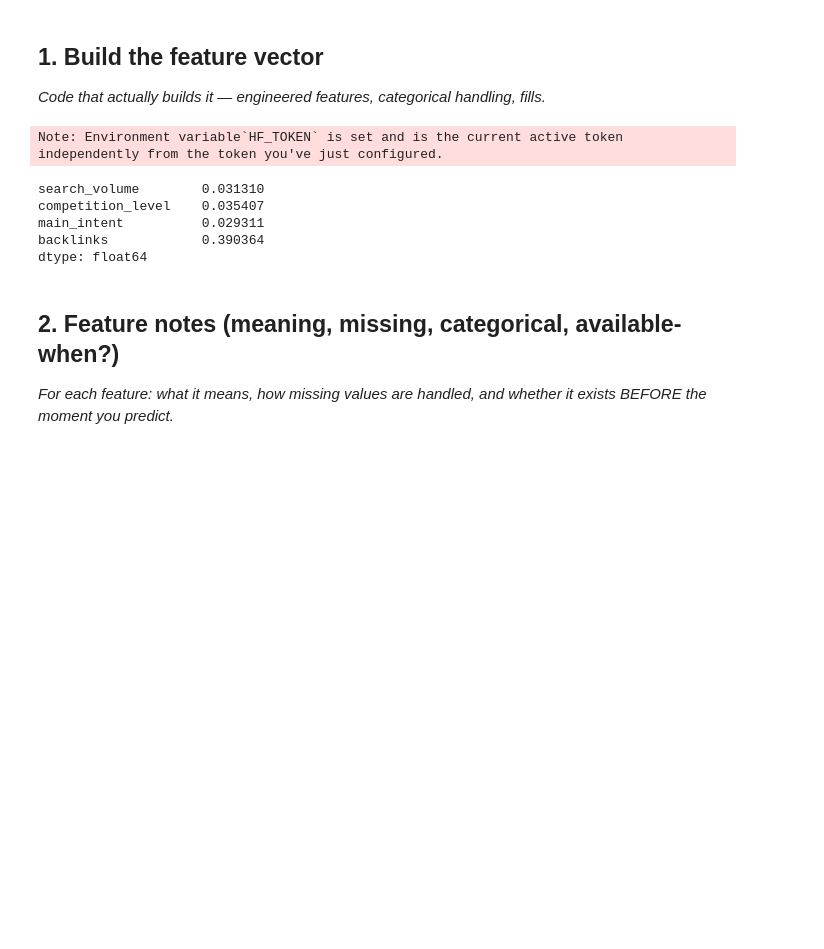
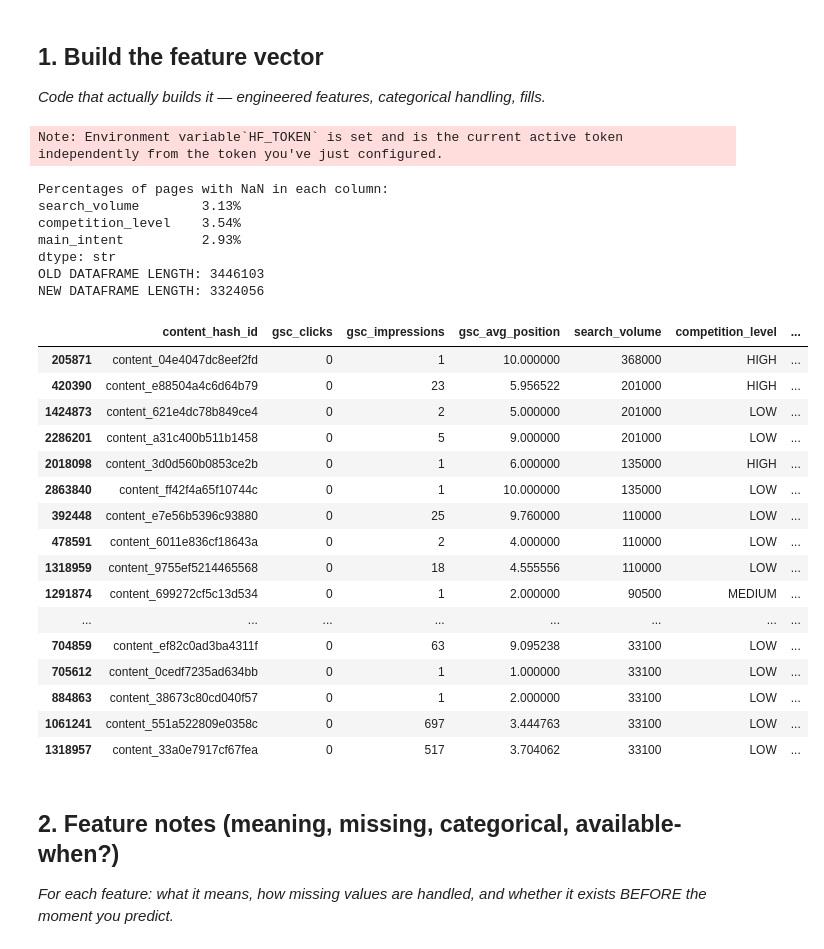
Before and after one commit to T0othIess/FlyRank-AI-ML-internship, a Jupyter notebook: work/notebooks/w03_feature_leakage_check.ipynb, the cells around one changed output. Drawn from its saved outputs; the diff is of its cells as text; code cells hidden in the pictures; blank space fills up the shorter version.

```diff
--- a/work/notebooks/w03_feature_leakage_check.ipynb
+++ b/work/notebooks/w03_feature_leakage_check.ipynb
@@ -13,28 +13,75 @@ This skeleton is yours to fill. Work the sections **in order** — each one has
 # %%
 import pandas as pd
 import os
 from  huggingface_hub import login
 import duckdb
 
 HF_TOKEN = os.environ.get("HF_TOKEN")
 login(HF_TOKEN)
 con = duckdb.connect()
 con.execute(f"CREATE OR REPLACE SECRET hf (TYPE huggingface, TOKEN '{HF_TOKEN}')")
 rel = "hf://datasets/FlyRank/internship-warehouse"
 fact_content_daily_performance_table = con.sql(f"SELECT * FROM read_parquet('{rel}/fact_content_daily_performance/month=2026-03/*.parquet')")
 dim_content_table  = con.sql(f"SELECT * from read_parquet('{rel}/dim_content.parquet')")
 
-df = con.sql("""SELECT f.content_hash_id, f.gsc_clicks, f.gsc_impressions, f.gsc_avg_position, d.search_volume, d.competition_level, d.main_intent, d.backlinks
+df = con.sql("""SELECT f.content_hash_id, f.gsc_clicks, f.gsc_impressions, f.gsc_avg_position, d.search_volume, d.competition_level, d.main_intent
              FROM fact_content_daily_performance_table AS f JOIN dim_content_table AS d USING(content_hash_id)
              WHERE f.gsc_data_available IS TRUE AND d.is_deleted IS FALSE AND f.gsc_avg_position > 0""").df()
-df[["search_volume", "competition_level", "main_intent", "backlinks"]].isna().sum()/len(df)
+
+print("Percentages of pages with NaN in each column:")
+#TO explain this .map() logic, first of all, template.format works like, apply template to whats in format function, format comes in python not a panda fucntion,
+#the reason format doesnt have () is because .map works on each row of the left side, so for each row it does like this: "{:.2f}%".format(row), which applies the template to the row.
+#what coulve worked aswell is using lambdas as such: .map(lambda row: "{:.2f}%".format(row))
+print(df[["search_volume", "competition_level", "main_intent"]].isna().multiply(100).mean().map("{:.2f}%".format))
+
+print(f"OLD DATAFRAME LENGTH: {len(df)}")
+#since the pcts we got are very low, we can delete them from the df
+df = df.dropna(subset=["search_volume", "competition_level", "main_intent"])
+print(f"NEW DATAFRAME LENGTH: {len(df)}")
+
+#unordered category type, just to make main_intent column actual categories not just strings
+df["main_intent"] = df["main_intent"].astype("category")
+
+#this is ordered category, self explanatory.
+category_ranks = pd.api.types.CategoricalDtype(categories=["LOW", "MEDIUM", "HIGH"], ordered=True)
+df["competition_level"] = df["competition_level"].astype(category_ranks)
+
+#reminder this returns a panda type called category
+df["position_tier"] = pd.cut(df["gsc_avg_position"], bins=[0,10,20,float("inf")], labels=["page_1", "striking", "page_3_5"])
+expected_ctr_per_tier = df.groupby("position_tier")["gsc_clicks"].sum() / df.groupby("position_tier")["gsc_impressions"].sum()
+df["expected_ctr"] = df["position_tier"].map(expected_ctr_per_tier).astype(float)
+df["ctr"] = df["gsc_clicks"] / df["gsc_impressions"].mask(df["gsc_impressions"] == 0)
+df["ctr_gap"] = df["expected_ctr"] - df["ctr"]
+
+#this removes the same page id duplicates so that the top K rows dont have same ids (each content is per day so it could happen)
+df_best = df.sort_values(["ctr_gap", "search_volume", "competition_level"], ascending=[False,False,False]).drop_duplicates(subset=["content_hash_id"], keep="first")
+df_best.head(50).style.format("{:.3f}", subset=["expected_ctr", "ctr", "ctr_gap"]).set_properties(**{"text-align": "center"})
 # %% [output]
 Note: Environment variable`HF_TOKEN` is set and is the current active token independently from the token you've just configured.
-search_volume        0.031310
-competition_level    0.035407
-main_intent          0.029311
-backlinks            0.390364
-dtype: float64
+Percentages of pages with NaN in each column:
+search_volume        3.13%
+competition_level    3.54%
+main_intent          2.93%
+dtype: str
+OLD DATAFRAME LENGTH: 3446103
+NEW DATAFRAME LENGTH: 3324056
+|  | content_hash_id | gsc_clicks | gsc_impressions | gsc_avg_position | search_volume | competition_level | ... |
+| 205871 | content_04e4047dc8eef2fd | 0 | 1 | 10.000000 | 368000 | HIGH | ... |
+| 420390 | content_e88504a4c6d64b79 | 0 | 23 | 5.956522 | 201000 | HIGH | ... |
+| 1424873 | content_621e4dc78b849ce4 | 0 | 2 | 5.000000 | 201000 | LOW | ... |
+| 2286201 | content_a31c400b511b1458 | 0 | 5 | 9.000000 | 201000 | LOW | ... |
+| 2018098 | content_3d0d560b0853ce2b | 0 | 1 | 6.000000 | 135000 | HIGH | ... |
+| 2863840 | content_ff42f4a65f10744c | 0 | 1 | 10.000000 | 135000 | LOW | ... |
+| 392448 | content_e7e56b5396c93880 | 0 | 25 | 9.760000 | 110000 | LOW | ... |
+| 478591 | content_6011e836cf18643a | 0 | 2 | 4.000000 | 110000 | LOW | ... |
+| 1318959 | content_9755ef5214465568 | 0 | 18 | 4.555556 | 110000 | LOW | ... |
+| 1291874 | content_699272cf5c13d534 | 0 | 1 | 2.000000 | 90500 | MEDIUM | ... |
+| ... | ... | ... | ... | ... | ... | ... | ... |
+| 704859 | content_ef82c0ad3ba4311f | 0 | 63 | 9.095238 | 33100 | LOW | ... |
+| 705612 | content_0cedf7235ad634bb | 0 | 1 | 1.000000 | 33100 | LOW | ... |
+| 884863 | content_38673c80cd040f57 | 0 | 1 | 2.000000 | 33100 | LOW | ... |
+| 1061241 | content_551a522809e0358c | 0 | 697 | 3.444763 | 33100 | LOW | ... |
+| 1318957 | content_33a0e7917cf67fea | 0 | 517 | 3.704062 | 33100 | LOW | ... |
 # %% [markdown]
 ## 2. Feature notes (meaning, missing, categorical, available-when?)
 
```
Also changed, not shown: 1 other file.
